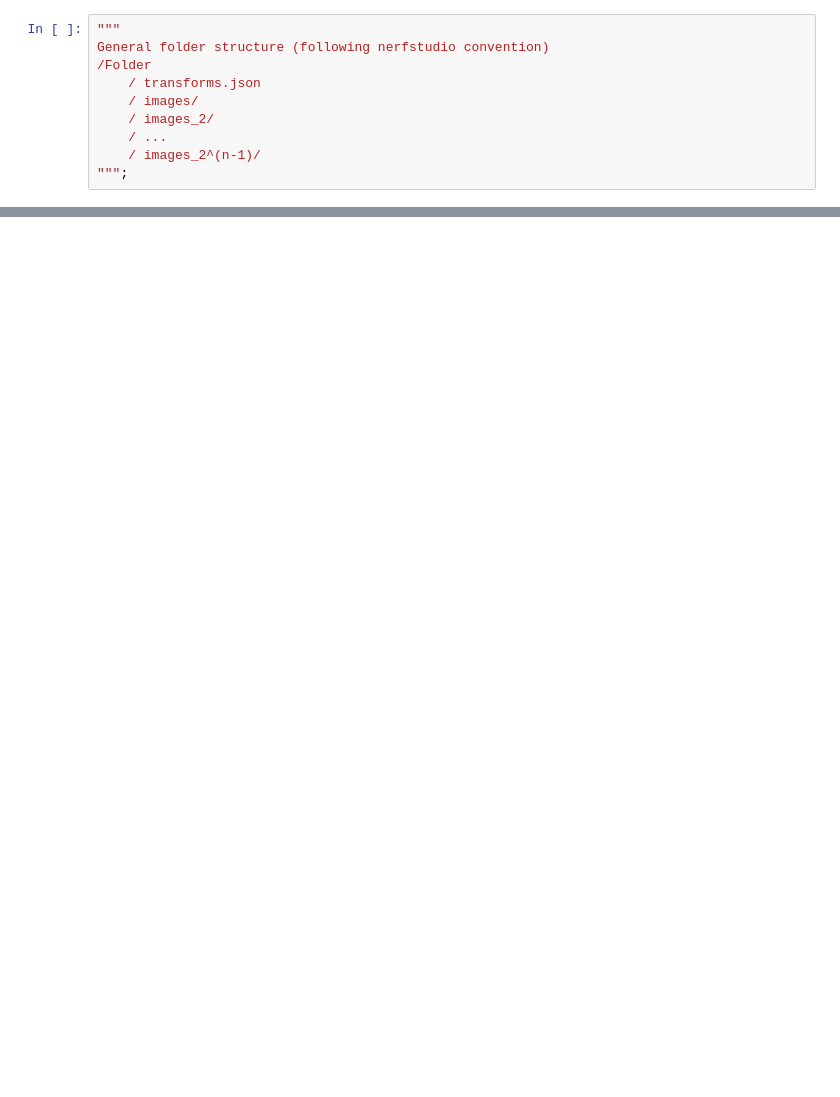
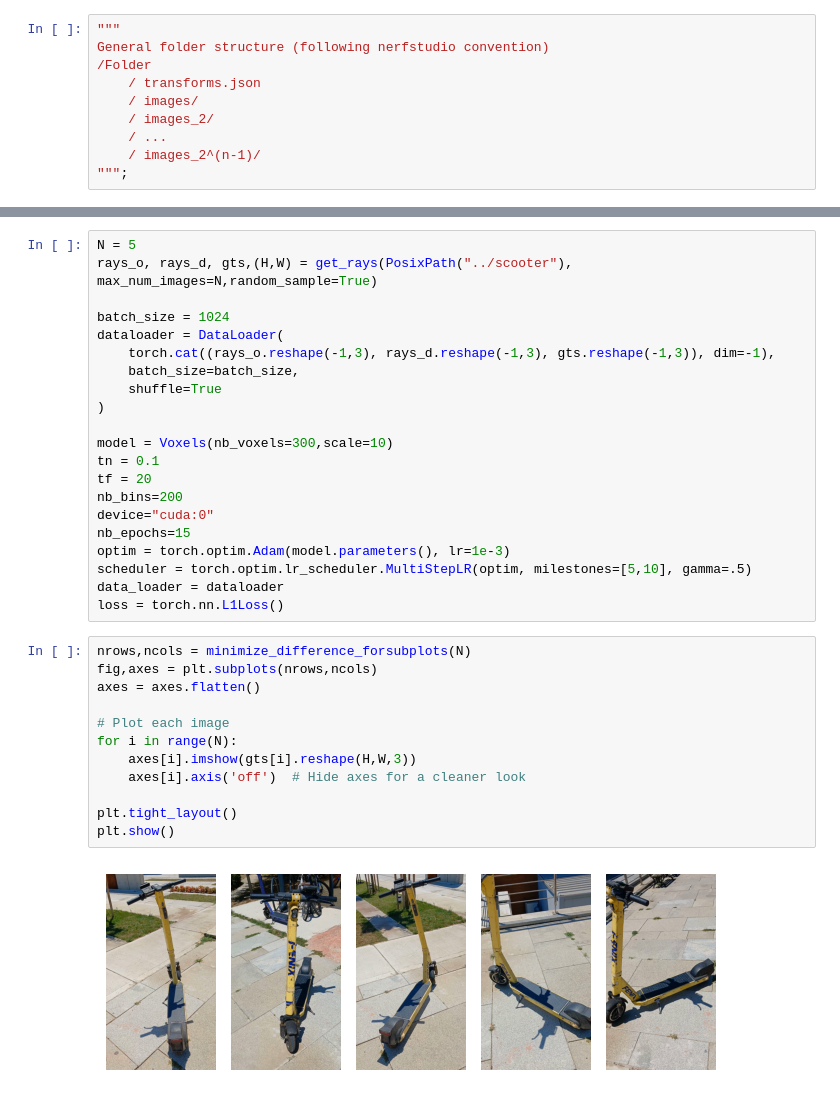
Before and after one commit to Assaciry/nerfacito, a Jupyter notebook: notebook_2_voxel.ipynb, the cells around one changed output, grey strips where cells are left out. Cells and saved outputs as stored; diff of their text form; blank space fills up the shorter version.

```diff
--- a/notebook_2_voxel.ipynb
+++ b/notebook_2_voxel.ipynb
@@ -144,0 +192,35 @@ img = rendering([model],ro,rd)
+# %%
+N = 5
+rays_o, rays_d, gts,(H,W) = get_rays(PosixPath("../scooter"), max_num_images=N,random_sample=True)
+
+batch_size = 1024
+dataloader = DataLoader(
+    torch.cat((rays_o.reshape(-1,3), rays_d.reshape(-1,3), gts.reshape(-1,3)), dim=-1),
+    batch_size=batch_size,
+    shuffle=True
+)
+
+model = Voxels(nb_voxels=300,scale=10)
+tn = 0.1
+tf = 20
+nb_bins=200
+device="cuda:0"
+nb_epochs=15
+optim = torch.optim.Adam(model.parameters(), lr=1e-3)
+scheduler = torch.optim.lr_scheduler.MultiStepLR(optim, milestones=[5,10], gamma=.5)
+data_loader = dataloader
+loss = torch.nn.L1Loss()
+# %%
+nrows,ncols = minimize_difference_forsubplots(N)
+fig,axes = plt.subplots(nrows,ncols)
+axes = axes.flatten()
+
+# Plot each image
+for i in range(N):
+    axes[i].imshow(gts[i].reshape(H,W,3))
+    axes[i].axis('off')  # Hide axes for a cleaner look
+
+plt.tight_layout()
+plt.show()
+# %% [output]
+[figure, added]
```
Also changed, not shown: parts of 17 cells of this notebook, 2 other files.
